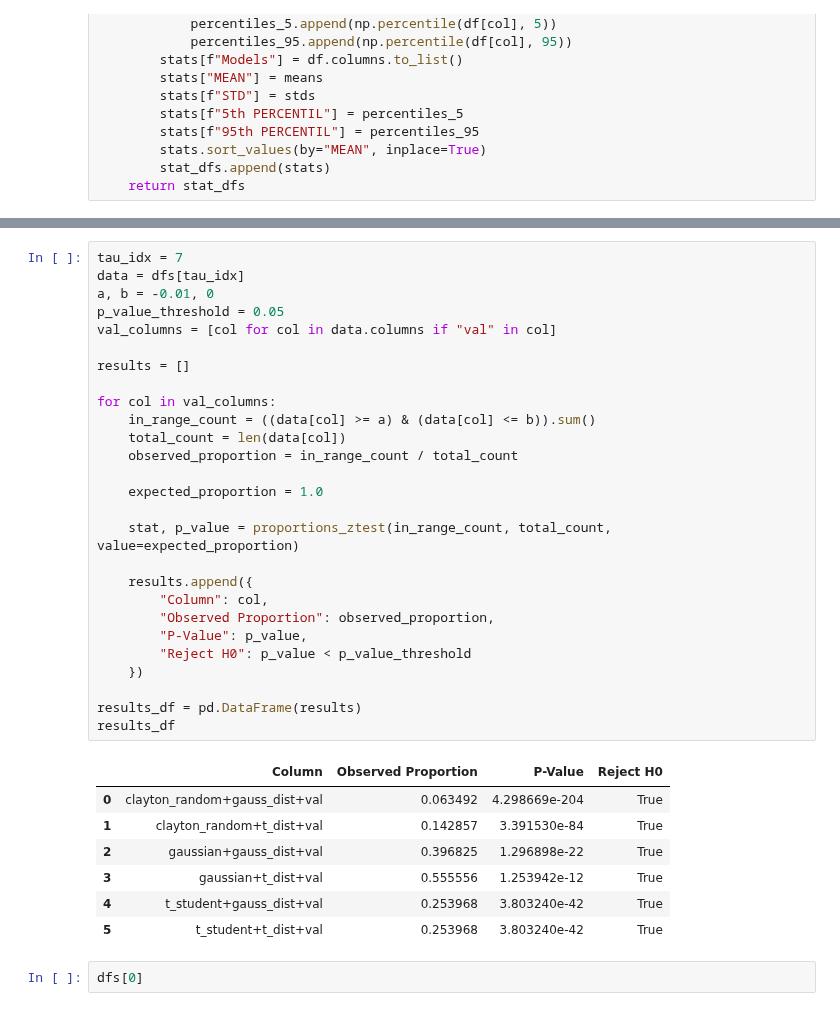
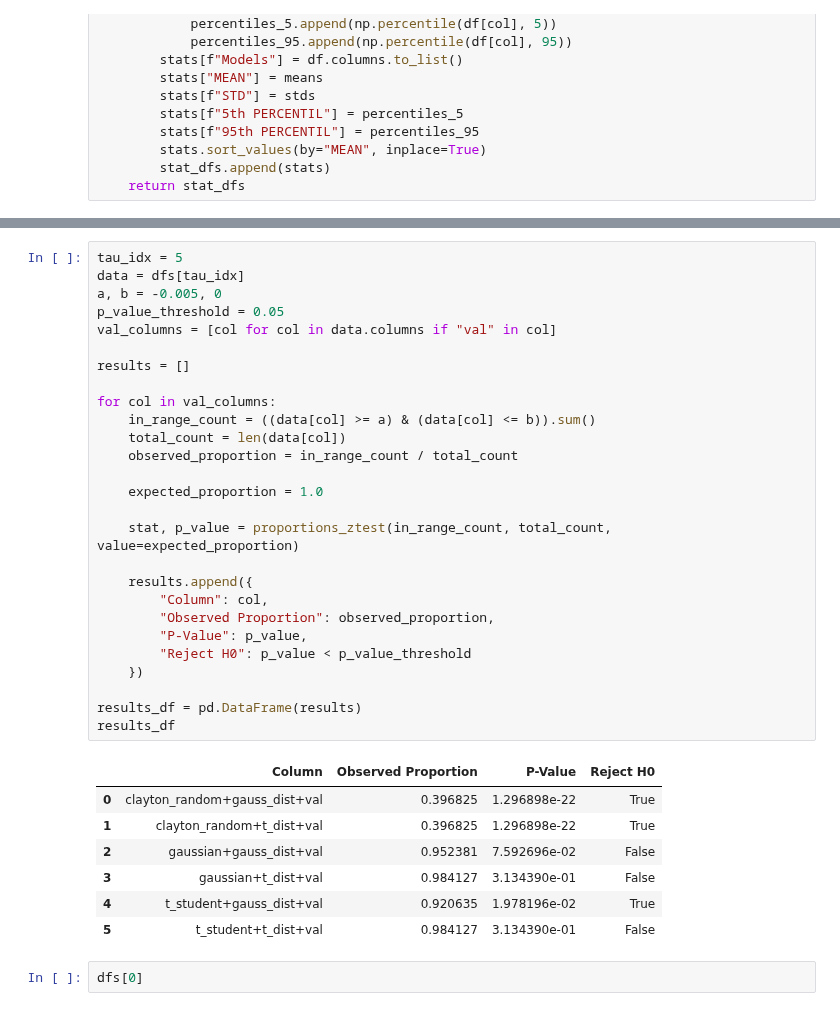
Before and after one commit to mkowalewski1282/portfolio_analysis, a Jupyter notebook: validation_analysis.ipynb, the cells around one changed output, grey strips where cells are left out. Cells and saved outputs as stored; diff of their text form.

```diff
--- a/validation_analysis.ipynb
+++ b/validation_analysis.ipynb
@@ -89,38 +79,38 @@ FileNotFoundError: [Errno 2] No such file or directory: '../scores/taus/tau_0_00
 # %%
-tau_idx = 7
+tau_idx = 5
 data = dfs[tau_idx]
-a, b = -0.01, 0
+a, b = -0.005, 0
 p_value_threshold = 0.05
 val_columns = [col for col in data.columns if "val" in col]
 
 results = []
 
 for col in val_columns:
     in_range_count = ((data[col] >= a) & (data[col] <= b)).sum()
     total_count = len(data[col])
     observed_proportion = in_range_count / total_count
 
     expected_proportion = 1.0
 
     stat, p_value = proportions_ztest(in_range_count, total_count, value=expected_proportion)
 
     results.append({
         "Column": col,
         "Observed Proportion": observed_proportion,
         "P-Value": p_value,
         "Reject H0": p_value < p_value_threshold
     })
 
 results_df = pd.DataFrame(results)
 results_df
 # %% [output]
 |  | Column | Observed Proportion | P-Value | Reject H0 |
-| 0 | clayton_random+gauss_dist+val | 0.063492 | 4.298669e-204 | True |
-| 1 | clayton_random+t_dist+val | 0.142857 | 3.391530e-84 | True |
-| 2 | gaussian+gauss_dist+val | 0.396825 | 1.296898e-22 | True |
-| 3 | gaussian+t_dist+val | 0.555556 | 1.253942e-12 | True |
-| 4 | t_student+gauss_dist+val | 0.253968 | 3.803240e-42 | True |
-| 5 | t_student+t_dist+val | 0.253968 | 3.803240e-42 | True |
+| 0 | clayton_random+gauss_dist+val | 0.396825 | 1.296898e-22 | True |
+| 1 | clayton_random+t_dist+val | 0.396825 | 1.296898e-22 | True |
+| 2 | gaussian+gauss_dist+val | 0.952381 | 7.592696e-02 | False |
+| 3 | gaussian+t_dist+val | 0.984127 | 3.134390e-01 | False |
+| 4 | t_student+gauss_dist+val | 0.920635 | 1.978196e-02 | True |
+| 5 | t_student+t_dist+val | 0.984127 | 3.134390e-01 | False |
 # %%
 dfs[0]
 # %% [output]
```
Also changed, not shown: parts of 4 cells of this notebook.
